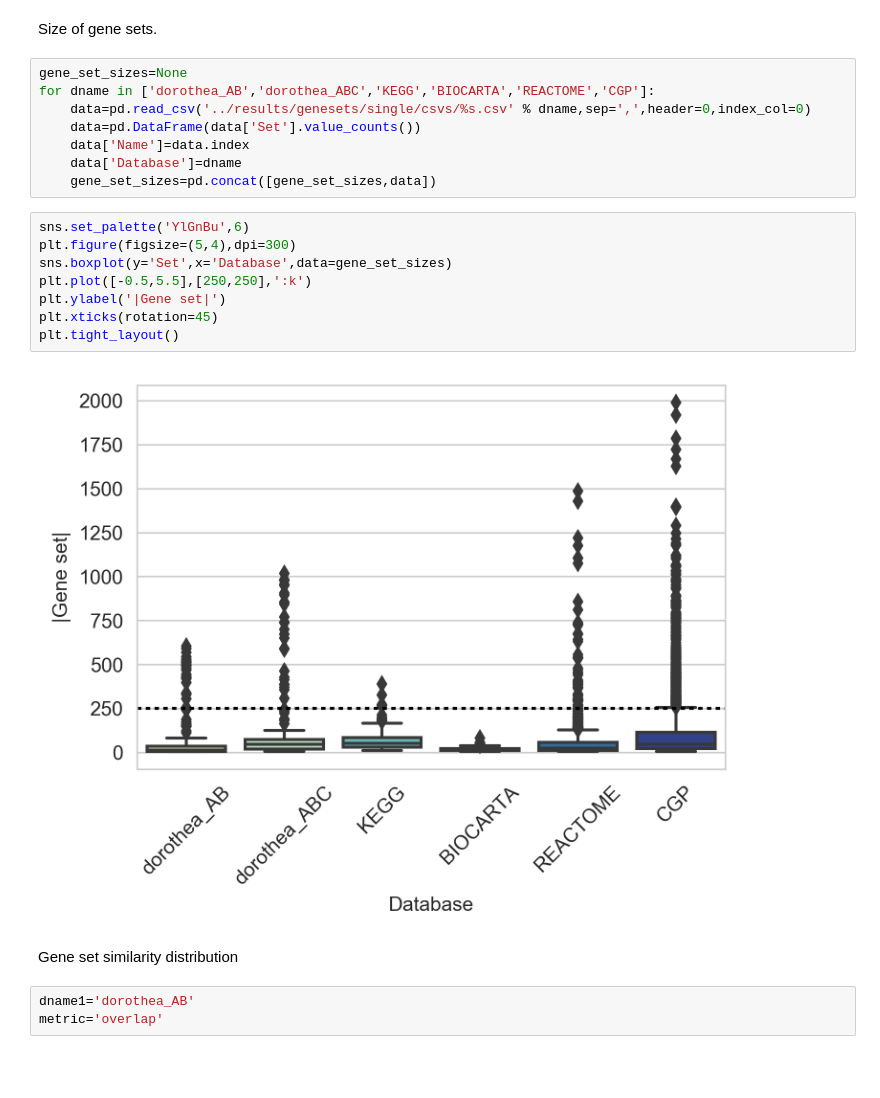
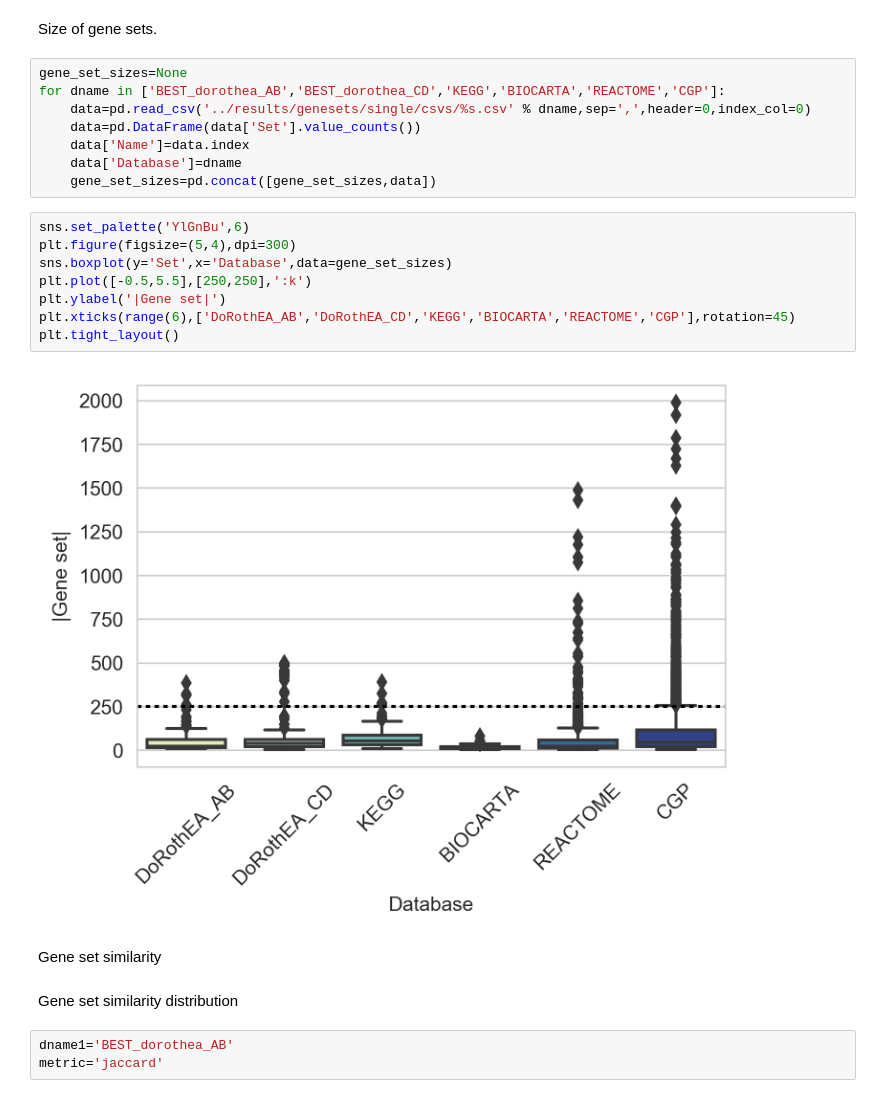
Before and after one commit to bence-szalai/why-pathway-methods-work, a Jupyter notebook: notebooks/create_figures.ipynb, the cells around one changed output. Cells and saved outputs as stored; diff of their text form; blank space fills up the shorter version.

Commit message:
fisrst figures

```diff
--- a/notebooks/create_figures.ipynb
+++ b/notebooks/create_figures.ipynb
@@ -12,7 +12,7 @@ from scipy.stats import mannwhitneyu as mwu
 Size of gene sets.
 # %%
 gene_set_sizes=None
-for dname in ['dorothea_AB','dorothea_ABC','KEGG','BIOCARTA','REACTOME','CGP']:
+for dname in ['BEST_dorothea_AB','BEST_dorothea_CD','KEGG','BIOCARTA','REACTOME','CGP']:
     data=pd.read_csv('../results/genesets/single/csvs/%s.csv' % dname,sep=',',header=0,index_col=0)
     data=pd.DataFrame(data['Set'].value_counts())
     data['Name']=data.index
@@ -21,18 +21,20 @@ for dname in ['dorothea_AB','dorothea_ABC','KEGG','BIOCARTA','REACTOME','CGP']:
 # %%
 sns.set_palette('YlGnBu',6)
 plt.figure(figsize=(5,4),dpi=300)
 sns.boxplot(y='Set',x='Database',data=gene_set_sizes)
 plt.plot([-0.5,5.5],[250,250],':k')
 plt.ylabel('|Gene set|')
-plt.xticks(rotation=45)
+plt.xticks(range(6),['DoRothEA_AB','DoRothEA_CD','KEGG','BIOCARTA','REACTOME','CGP'],rotation=45)
 plt.tight_layout()
 # %% [output]
-[figure, old version]
+[figure, new version]
+# %% [markdown]
+Gene set similarity
 # %% [markdown]
 Gene set similarity distribution
 # %%
-dname1='dorothea_AB'
-metric='overlap'
+dname1='BEST_dorothea_AB'
+metric='jaccard'
 # %%
 similarities=pd.DataFrame(columns=['Database','Similarity','Random'])
 for dname2 in ['KEGG','BIOCARTA','REACTOME','CGP']:
```
Also changed, not shown: parts of 3 cells of this notebook, 5 other files.
